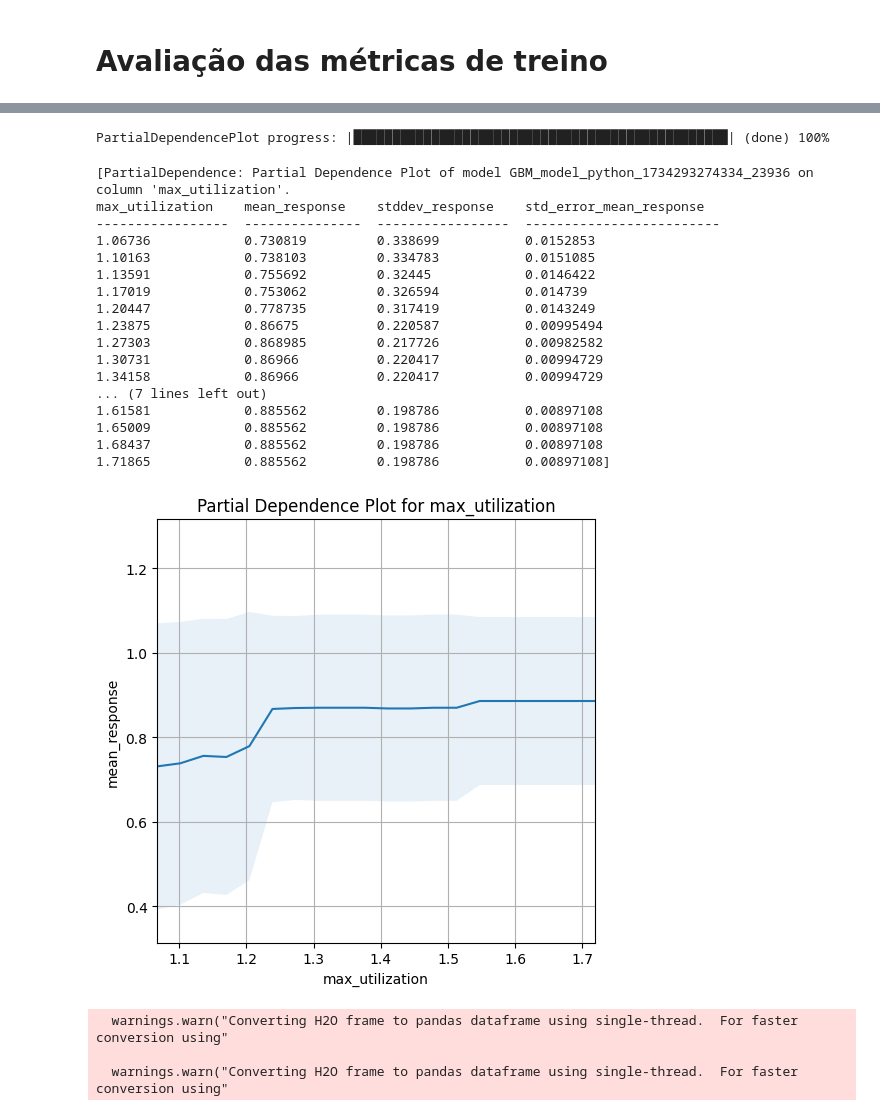
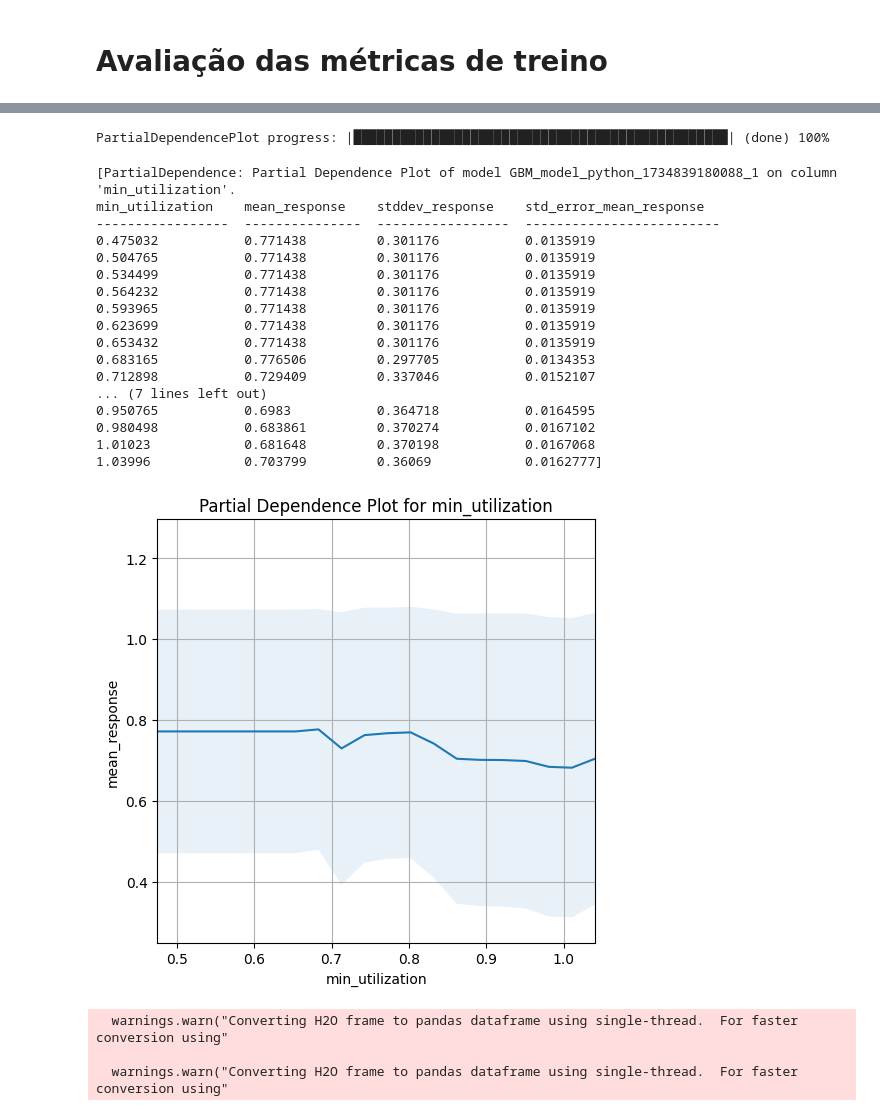
Before and after one commit to lucasgmalheiros/tcc-relax-and-fix, a Jupyter notebook: predict_heuristics/tcc_pipeline_h2o.ipynb, the cells around one changed output, grey strips where cells are left out. Cells and saved outputs as stored; diff of their text form; code cells hidden in the pictures.

Commit message:
Criação scripts para testes de modelos

```diff
--- a/predict_heuristics/tcc_pipeline_h2o.ipynb
+++ b/predict_heuristics/tcc_pipeline_h2o.ipynb
@@ -51,9 +59,9 @@ def convert_to_h2o_frame(data: pd.DataFrame) -> h2o.H2OFrame:
 # Data preparation
 # %%
 # Resultados
-df_resultados = pd.read_csv('resultados_instancias_tcc.csv')
+df_resultados = pd.read_csv('datasets/instances_results.csv')
 df_resultados = df_resultados[['Instancias'] + [col for col in df_resultados.columns if col.startswith('Obj_') or col.startswith('Time_')]]
 df_resultados = df_resultados[df_resultados['Obj_RF_T_0'] != np.inf]  # Remove infactíveis
 # %%
 # Features criadas de create_features_dataset.py
-df_features = pd.read_csv('multi_plant_instance_features.csv')
+df_features = pd.read_csv('datasets/multi_plant_instance_features.csv')
@@ -268,7 +168,7 @@ hf_train, hf_test = hf.split_frame(ratios=[.8], seed=2112)
 # %% [markdown]
 # Treino (GBM)
 # %%
-target = 'BEST_TIME'
+target = 'BEST'
 predictors = [c for c in hf_train.columns if c not in ['BEST', 'BEST_TIME']]
 # %%
 gbm_model = H2OGradientBoostingEstimator(
@@ -391,25 +255,25 @@ importancia_var.tail(20)['variable'].tolist()
 # %%
-model.partial_plot(frame=hf_train, cols=['max_utilization'], figsize=(5, 5))#, targets=['RF_T_0', 'RF_1_0']);
+model.partial_plot(frame=hf_train, cols=['min_utilization'], figsize=(5, 5))#, targets=['RF_T_0', 'RF_1_0']);
 # %% [output]
 PartialDependencePlot progress: |████████████████████████████████████████████████| (done) 100%
-[PartialDependence: Partial Dependence Plot of model GBM_model_python_1734293274334_23936 on column 'max_utilization'.
-max_utilization    mean_response    stddev_response    std_error_mean_response
+[PartialDependence: Partial Dependence Plot of model GBM_model_python_1734839180088_1 on column 'min_utilization'.
+min_utilization    mean_response    stddev_response    std_error_mean_response
 -----------------  ---------------  -----------------  -------------------------
-1.06736            0.730819         0.338699           0.0152853
-1.10163            0.738103         0.334783           0.0151085
-1.13591            0.755692         0.32445            0.0146422
-1.17019            0.753062         0.326594           0.014739
-1.20447            0.778735         0.317419           0.0143249
-1.23875            0.86675          0.220587           0.00995494
-1.27303            0.868985         0.217726           0.00982582
-1.30731            0.86966          0.220417           0.00994729
-1.34158            0.86966          0.220417           0.00994729
+0.475032           0.771438         0.301176           0.0135919
+0.504765           0.771438         0.301176           0.0135919
+0.534499           0.771438         0.301176           0.0135919
+0.564232           0.771438         0.301176           0.0135919
+0.593965           0.771438         0.301176           0.0135919
+0.623699           0.771438         0.301176           0.0135919
+0.653432           0.771438         0.301176           0.0135919
+0.683165           0.776506         0.297705           0.0134353
+0.712898           0.729409         0.337046           0.0152107
 ... (7 lines left out)
-1.61581            0.885562         0.198786           0.00897108
-1.65009            0.885562         0.198786           0.00897108
-1.68437            0.885562         0.198786           0.00897108
-1.71865            0.885562         0.198786           0.00897108]
+0.950765           0.6983           0.364718           0.0164595
+0.980498           0.683861         0.370274           0.0167102
+1.01023            0.681648         0.370198           0.0167068
+1.03996            0.703799         0.36069            0.0162777]
-[figure, old version]
+[figure, new version]
 # %%
 # Previsões
 actual = hf_train[target].as_data_frame(use_multi_thread=True)[target]
```
Also changed, not shown: parts of 16 cells of this notebook, 4 other files.
